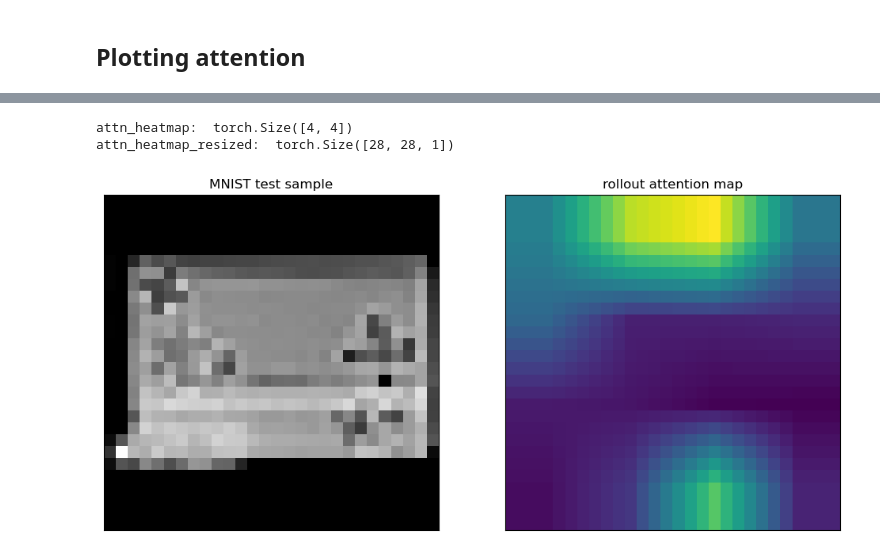
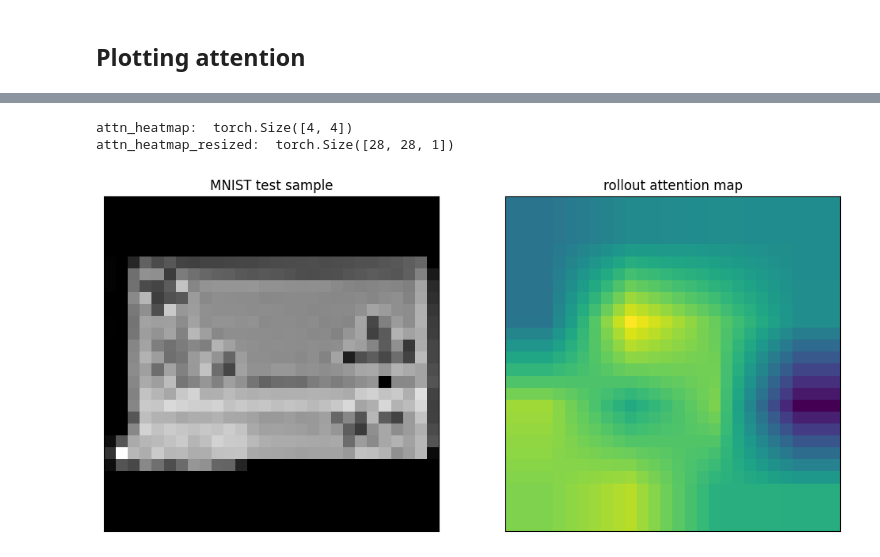
Before and after one commit to antalbe001/ViT_fashionMNIST-pytorch, a Jupyter notebook: rollout_transform.ipynb, the cells around one changed output, grey strips where cells are left out. Drawn from its saved outputs; the diff is of its cells as text; code cells hidden in the pictures.

```diff
--- a/rollout_transform.ipynb
+++ b/rollout_transform.ipynb
@@ -160,13 +75,0 @@ def img_to_patch(x, patch_size, flatten_channels=True):
-# %%
-# Visualize the image patches
-img_patches = img_to_patch(MNIST_examples, patch_size=patch_size, flatten_channels=False)
-
-fig, ax = plt.subplots(MNIST_examples.shape[0], 1, figsize=(14, 12))
-fig.suptitle("Images as input sequences of patches")
-for i in range(MNIST_examples.shape[0]):
-    img_grid = torchvision.utils.make_grid(img_patches[i], nrow=int(image_size/patch_size), normalize=True, pad_value=0.9)
-    img_grid = img_grid.permute(1, 2, 0)
-    ax[i].imshow(img_grid)
-    ax[i].axis("off")
-plt.show()
-plt.close()
@@ -272,17 +75,0 @@ class VisionTransformer(nn.Module):
-# %%
-model = VisionTransformer(embed_dim=embed_dim,
-                          hidden_dim=hidden_dim,
-                          num_heads=num_heads,
-                          num_layers=num_layers,
-                          patch_size=patch_size,
-                          num_channels=num_channels,
-                          num_patches=num_patches,
-                          num_classes=num_classes,
-                          dropout=dropout)
-
-# Transfer to GPU
-model.to(device)
-model_restore = None #'/content/model_20230712_211204_0'
-if model_restore is not None and os.path.exists(model_restore):
-  model.load_state_dict(torch.load(model_restore))
-  model.restored = True
@@ -403,7 +78,10 @@ Accuracy on test set = 0.7857
 # %%
 test_sample_index = (test_set.targets==8).nonzero(as_tuple=True)[0][13].item()
 print(test_sample_index)
-img_tensor = test_set[test_sample_index][0].squeeze().to(device)
+#img_tensor = test_set.data[test_sample_index].to(device)
+img_original = test_set[test_sample_index][0].squeeze().to(device)
+img_tensor = (img_original * 255).clamp(0, 255).byte()
+print(img_tensor.dtype)
 patches = img_to_patch(img_tensor.unsqueeze(0).unsqueeze(0), patch_size=patch_size)
 patches = model.input_layer(patches.float())
 transformer_input = torch.cat((model.cls_token, patches), dim=1) + model.pos_embedding
@@ -443,8 +122,7 @@ def extract_attention_maps(model, transformer_input, num_heads, device):
         # Moltiplicazione di q e k^T per ottenere le matrici di attenzione per ciascuna head
         kT = k.transpose(-2, -1)  # Trasposizione per la moltiplicazione corretta
         attention_matrices = torch.matmul(q, kT)  # Dim: (num_heads, num_patches + 1, num_patches + 1)
-        attention_matrices = attention_matrices / np.sqrt(k.shape[-1])  # Normalizzazione
-        attention_matrices = F.softmax(attention_matrices, dim=-1)
+
 
         # Aggiunta delle connessioni residue e normalizzazione
         residual_att = torch.eye(attention_matrices.size(-1)).to(device)
@@ -483,21 +161,21 @@ plt.show()
 # %%
 attn_heatmap = final_rollout[0, 1:].reshape((int(image_size/patch_size), int(image_size/patch_size)))
 print("attn_heatmap: ", attn_heatmap.shape)
 attn_heatmap_resized = F.interpolate(attn_heatmap.unsqueeze(0).unsqueeze(0), [image_size, image_size], mode='bilinear').view(28, 28, 1)
 print("attn_heatmap_resized: ", attn_heatmap_resized.shape)
 
 fig, (ax1, ax2) = plt.subplots(1, 2, figsize=(12, 6))
-img = np.asarray(img_tensor.cpu())
+img = np.asarray(img_original.cpu())
 ax1.imshow(img, cmap='gray')
 ax1.set_title('MNIST test sample')
 ax1.tick_params(axis='both', which='both', bottom=False, top=False, left=False, right=False,
                labelbottom=False, labeltop=False, labelleft=False, labelright=False)
 
 ax2.imshow(attn_heatmap_resized.detach().cpu().numpy())
 ax2.set_title('rollout attention map')
 ax2.tick_params(axis='both', which='both', bottom=False, top=False, left=False, right=False,
                 labelbottom=False, labeltop=False, labelleft=False, labelright=False)
 # %% [output]
 attn_heatmap:  torch.Size([4, 4])
 attn_heatmap_resized:  torch.Size([28, 28, 1])
-[figure, old version]
+[figure, new version]
```
Also changed, not shown: parts of 21 cells of this notebook, 10 other files.
